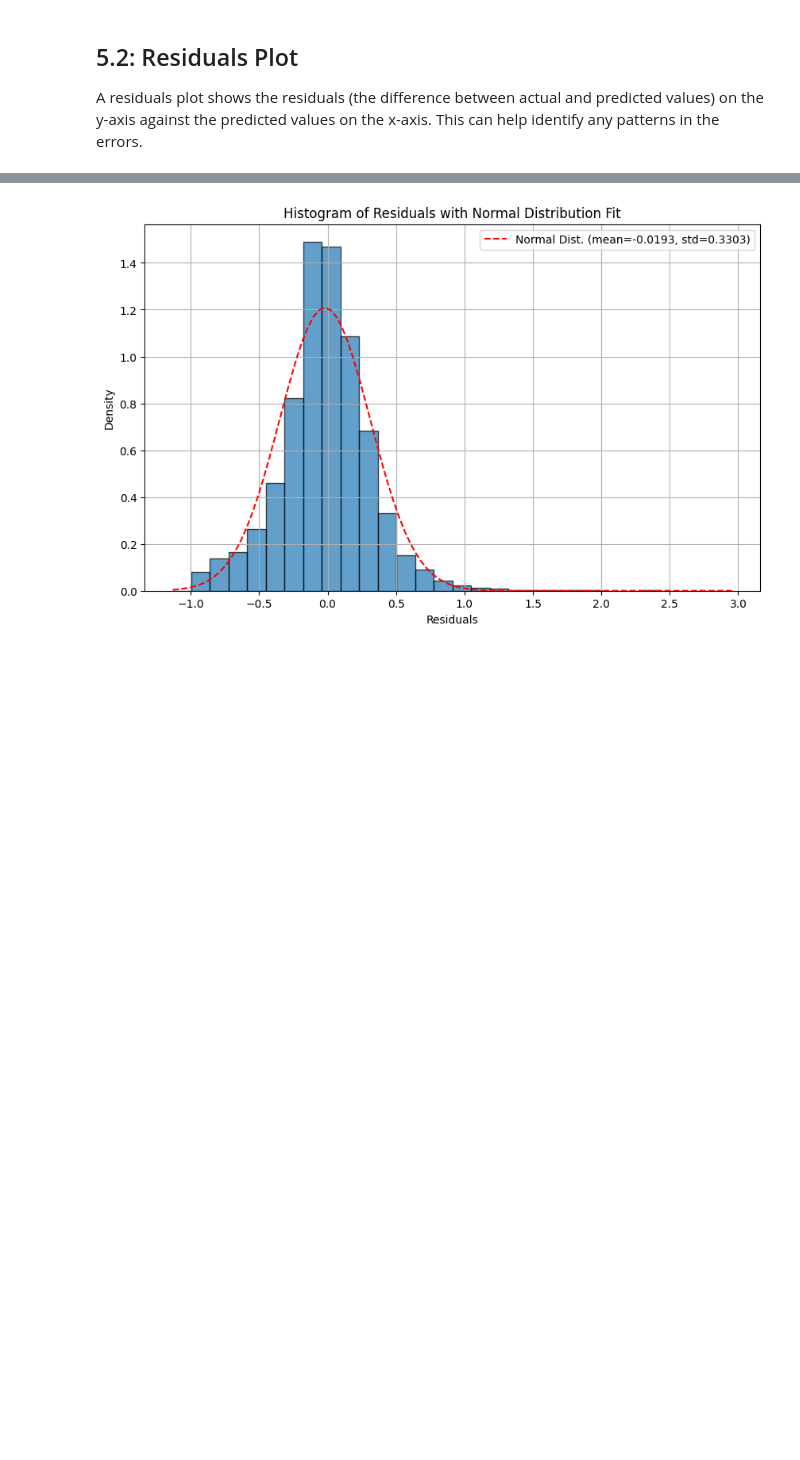
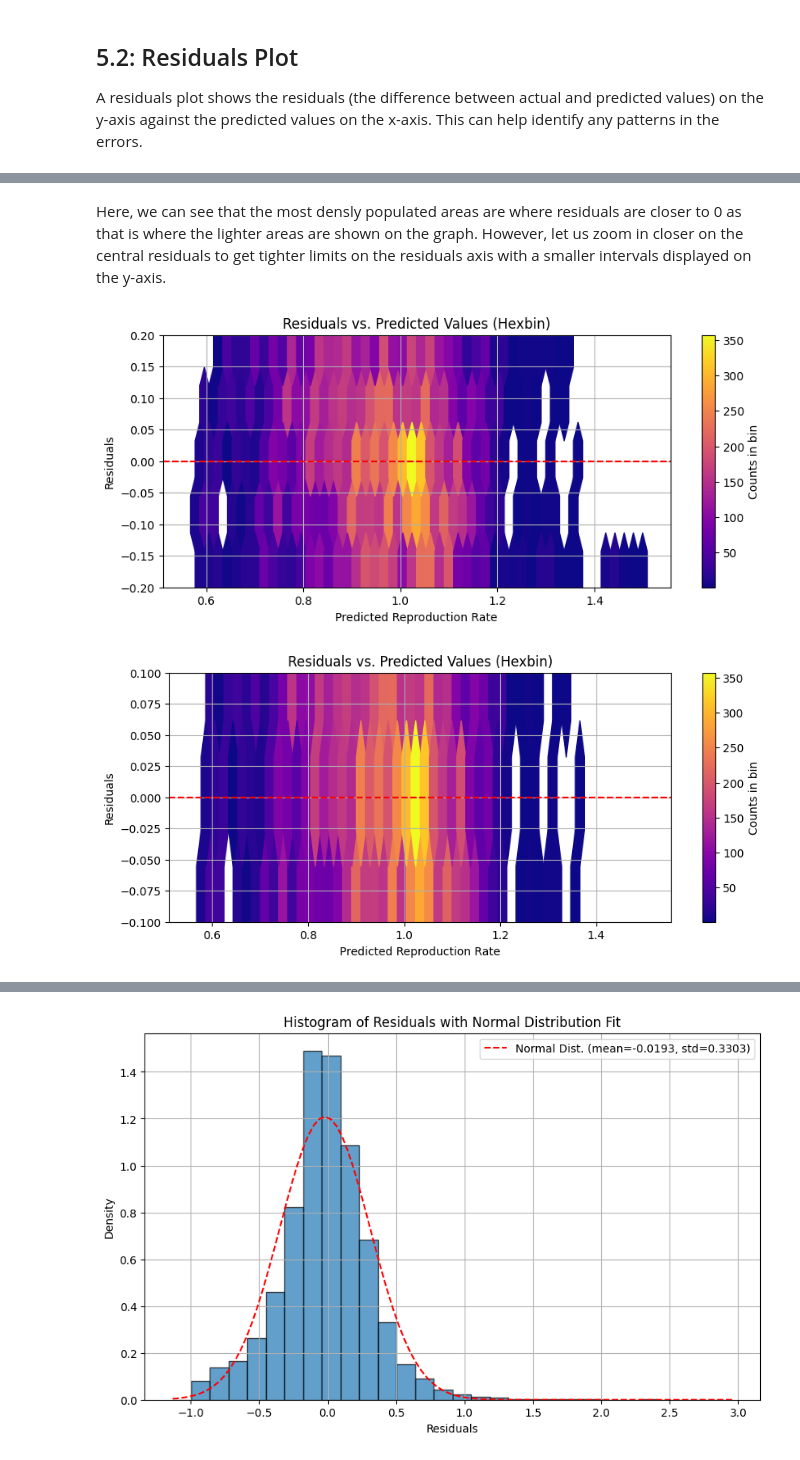
Before and after one commit to markmilner21/Assessment-1-Supervised-Prediction, a Jupyter notebook: Report/03-Baseline_model.ipynb, the cells around one changed output, grey strips where cells are left out. Saved outputs shown, nothing was run; the diff lists cells and outputs as text; code cells hidden in the pictures; blank space fills up the shorter version.

```diff
--- a/Report/03-Baseline_model.ipynb
+++ b/Report/03-Baseline_model.ipynb
@@ -192,0 +195,36 @@ y_pred shape: (32431,)
+# %% [markdown]
+Here, we can see that the most densly populated areas are where residuals are closer to 0 as that is where the lighter areas are shown on the graph. However, let us zoom in closer on the central residuals to get tighter limits on the residuals axis with a smaller intervals displayed on the y-axis.
+# %%
+import matplotlib.pyplot as plt
+
+# Create a hexbin plot with a different color scheme
+plt.figure(figsize=(10, 4))  # Size adjustment
+plt.hexbin(y_pred, residuals, gridsize=50, cmap='plasma', mincnt=1)  # Use 'plasma' color map
+plt.colorbar(label='Counts in bin')  # Show color bar
+plt.axhline(0, color='red', linestyle='--')  # Line at 0
+plt.title('Residuals vs. Predicted Values (Hexbin)')
+plt.xlabel('Predicted Reproduction Rate')
+plt.ylabel('Residuals')
+
+# Set tighter limits for y-axis to focus on smaller residuals
+plt.ylim(-0.2, 0.2)  # Adjust the limits for more zoom
+plt.grid()
+plt.show()
+
+
+# Create a hexbin plot with a different color scheme
+plt.figure(figsize=(10, 4))  # Size adjustment
+plt.hexbin(y_pred, residuals, gridsize=50, cmap='plasma', mincnt=1)  # Use 'plasma' color map
+plt.colorbar(label='Counts in bin')  # Show color bar
+plt.axhline(0, color='red', linestyle='--')  # Line at 0
+plt.title('Residuals vs. Predicted Values (Hexbin)')
+plt.xlabel('Predicted Reproduction Rate')
+plt.ylabel('Residuals')
+
+# Set tighter limits for y-axis to focus on smaller residuals
+plt.ylim(-0.1, 0.1)  # Adjust the limits for more zoom
+plt.grid()
+plt.show()
+# %% [output]
+[figure, added]
+[figure, added]
```
Also changed, not shown: parts of 11 cells of this notebook, 3 other files.
